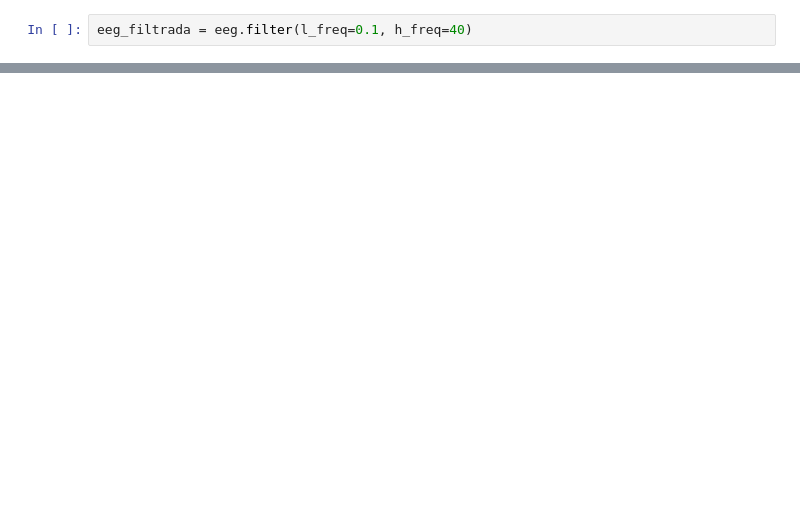
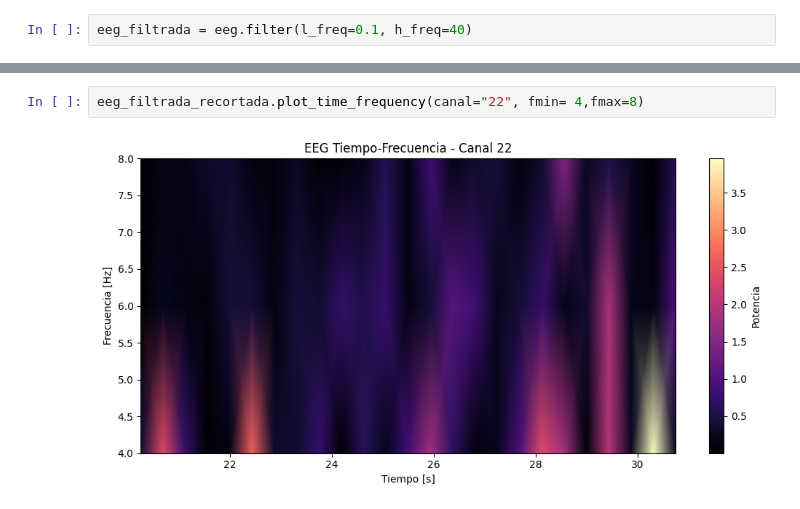
Before and after one commit to SrMichi19/TIF, a Jupyter notebook: 1. TIF/ClaseEEG.ipynb, the cells around one changed output, grey strips where cells are left out. Drawn from its saved outputs; the diff is of its cells as text; blank space fills up the shorter version.

```diff
--- a/1. TIF/ClaseEEG.ipynb
+++ b/1. TIF/ClaseEEG.ipynb
@@ -1188,0 +1357,4 @@ e = eeg_filtrada_recortada.plot_hilbert_transform(picks=["3"])
+# %%
+eeg_filtrada_recortada.plot_time_frequency(canal="22", fmin= 4,fmax=8)
+# %% [output]
+[figure, added]
```
Also changed, not shown: parts of 15 cells of this notebook, 2 other files.
